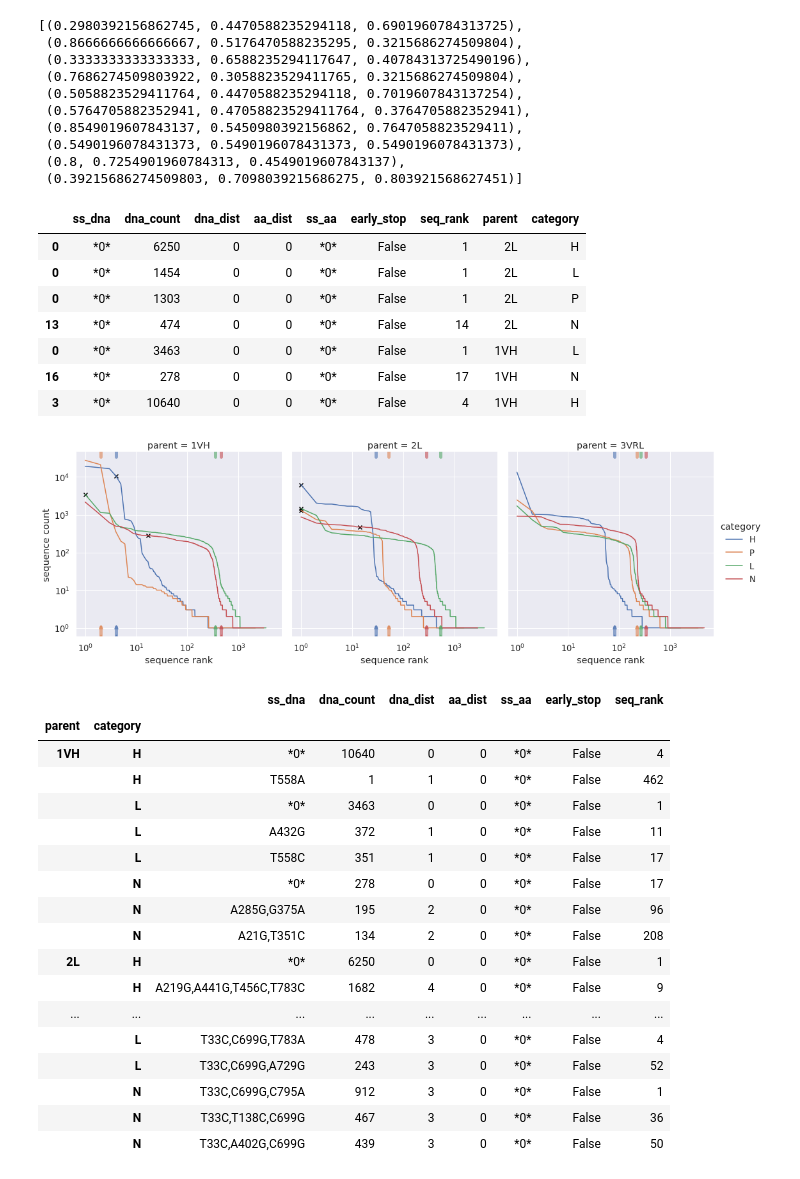
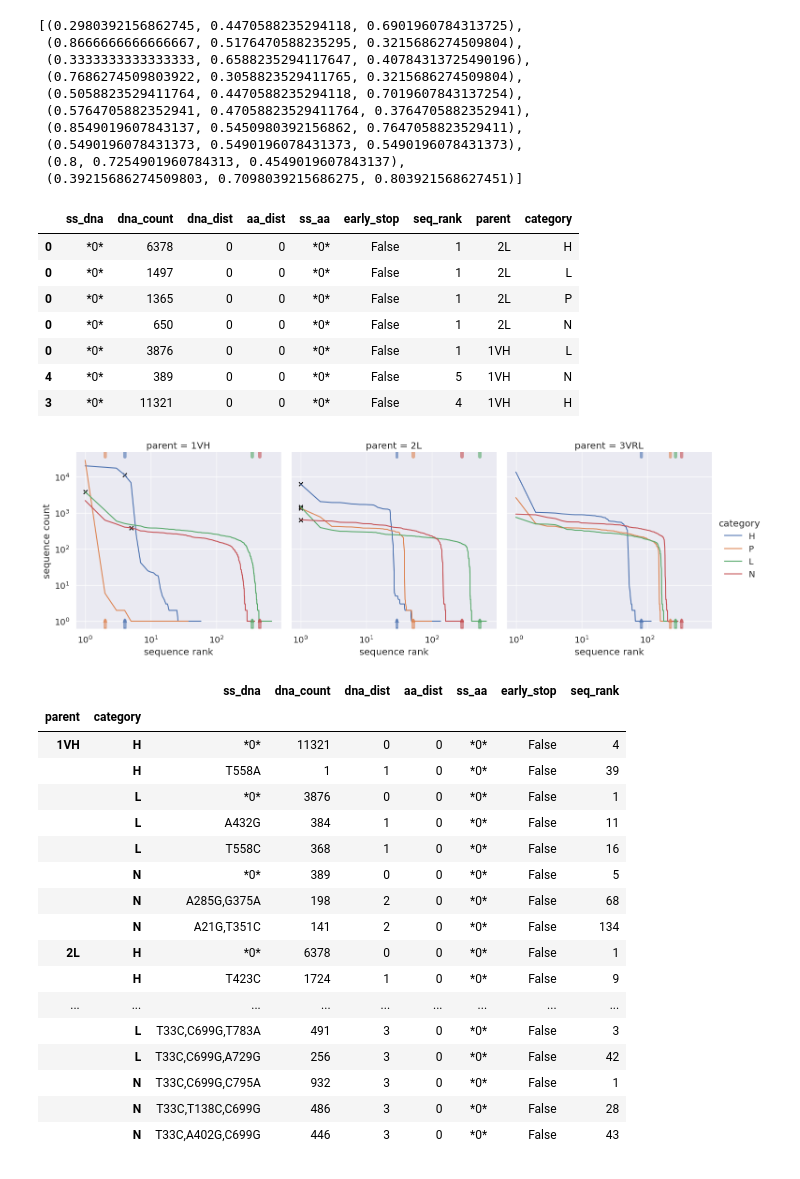
Before and after one commit to RomeroLab/sadx-latent-function, a Jupyter notebook: projects/Biochemical_Ordinal/scripts/nb_preprocess_bam_Oct22.ipynb, the cells around one changed output. Drawn from its saved outputs; the diff is of its cells as text; code cells hidden in the pictures.

Commit message:
Redoing filtering using pbmm2 (to align sequences to reference)

```diff
--- a/projects/Biochemical_Ordinal/scripts/nb_preprocess_bam_Oct22.ipynb
+++ b/projects/Biochemical_Ordinal/scripts/nb_preprocess_bam_Oct22.ipynb
@@ -15,12 +15,12 @@ import seaborn as sns
 # %% [markdown]
 ## Get CCS Read data and create summary statistics
 # %%
-data_dir = pathlib.Path("../data/scratch/Oct22_1")
+data_dir = pathlib.Path("../data/scratch/Oct22")
 figs_dir = pathlib.Path("../data/misc")
 # %%
 samples = pd.read_csv(data_dir / "Samples.csv")
-samples[["parent", "category"]] = samples.Bio_sample.str.split("_", expand=True)
-samples["frac_kept"] = samples.num_kept / samples.num_sequences
-samples.set_index("Barcode", inplace=True)
+samples[["parent", "category"]] = samples["sample"].str.split("_", expand=True)
+samples["frac_kept"] = samples.num_kept / samples.num_seqs
+samples.set_index("barcode", inplace=True)
 samples
 # %% [output]
@@ -129,5 +129,5 @@ df = top_3_seqs.sort_values(by=["parent", "category"])
 # %%
 # number of samples placed in each bin by Christian
-samples_placed_df = samples[["parent", "category", "samples_placed"]]
+samples_placed_df = samples[["parent", "category", "num_placed"]].copy()
 samples_placed_df
 # %% [output]
@@ -167,35 +167,35 @@ parent_locations_df = all_seqs[all_seqs["ss_dna"] == "*0*"]
 parent_locations_df
 # %% [output]
 |  | ss_dna | dna_count | dna_dist | aa_dist | ss_aa | early_stop | seq_rank | parent | category |
-| 0 | *0* | 6250 | 0 | 0 | *0* | False | 1 | 2L | H |
-| 0 | *0* | 1454 | 0 | 0 | *0* | False | 1 | 2L | L |
-| 0 | *0* | 1303 | 0 | 0 | *0* | False | 1 | 2L | P |
-| 13 | *0* | 474 | 0 | 0 | *0* | False | 14 | 2L | N |
-| 0 | *0* | 3463 | 0 | 0 | *0* | False | 1 | 1VH | L |
-| 16 | *0* | 278 | 0 | 0 | *0* | False | 17 | 1VH | N |
-| 3 | *0* | 10640 | 0 | 0 | *0* | False | 4 | 1VH | H |
+| 0 | *0* | 6378 | 0 | 0 | *0* | False | 1 | 2L | H |
+| 0 | *0* | 1497 | 0 | 0 | *0* | False | 1 | 2L | L |
+| 0 | *0* | 1365 | 0 | 0 | *0* | False | 1 | 2L | P |
+| 0 | *0* | 650 | 0 | 0 | *0* | False | 1 | 2L | N |
+| 0 | *0* | 3876 | 0 | 0 | *0* | False | 1 | 1VH | L |
+| 4 | *0* | 389 | 0 | 0 | *0* | False | 5 | 1VH | N |
+| 3 | *0* | 11321 | 0 | 0 | *0* | False | 4 | 1VH | H |
 # %%
 g = sns.relplot(data=all_seqs, x="seq_rank", y="dna_count",
                 col="parent", hue="category", kind="line")
 g.set(xscale="log", yscale="log",
        xlabel="sequence rank", ylabel="sequence count")
 
 for parent, ax in g.axes_dict.items():
     samples_parent = samples_placed_df[samples_placed_df.parent == parent]
     for idx, row in samples_parent.iterrows():
         category = row.category
         #print(row.category, row.samples_placed)
         parent_locs = parent_locations_df[
                         (parent_locations_df.parent == parent) &
                         (parent_locations_df.category == category)]
         if len(parent_locs):
             ax.scatter(parent_locs["seq_rank"], parent_locs["dna_count"],
                        marker="x", color="black")
-        ax.axvline(row.samples_placed, ymax=0.05, lw=5, alpha=0.6, marker="^",
+        ax.axvline(row.num_placed, ymax=0.05, lw=5, alpha=0.6, marker="^",
                    color=color_d[category])
-        ax.axvline(row.samples_placed, ymin=0.975, lw=5, alpha=0.6,
+        ax.axvline(row.num_placed, ymin=0.975, lw=5, alpha=0.6,
                    color=color_d[category])
 g.savefig(figs_dir / "dna_sequences_recovered.png", dpi=300)
 pass
 # %% [output]
-[figure, old version]
+[figure, new version]
@@ -210,22 +228,22 @@ pass
 # %% [output]
 |  |  | ss_dna | dna_count | dna_dist | aa_dist | ss_aa | early_stop | seq_rank |
 | parent | category |  |  |  |  |  |  |  |
-| 1VH | H | *0* | 10640 | 0 | 0 | *0* | False | 4 |
-|  | H | T558A | 1 | 1 | 0 | *0* | False | 462 |
-|  | L | *0* | 3463 | 0 | 0 | *0* | False | 1 |
-|  | L | A432G | 372 | 1 | 0 | *0* | False | 11 |
-|  | L | T558C | 351 | 1 | 0 | *0* | False | 17 |
-|  | N | *0* | 278 | 0 | 0 | *0* | False | 17 |
-|  | N | A285G,G375A | 195 | 2 | 0 | *0* | False | 96 |
-|  | N | A21G,T351C | 134 | 2 | 0 | *0* | False | 208 |
-| 2L | H | *0* | 6250 | 0 | 0 | *0* | False | 1 |
-|  | H | A219G,A441G,T456C,T783C | 1682 | 4 | 0 | *0* | False | 9 |
+| 1VH | H | *0* | 11321 | 0 | 0 | *0* | False | 4 |
+|  | H | T558A | 1 | 1 | 0 | *0* | False | 39 |
+|  | L | *0* | 3876 | 0 | 0 | *0* | False | 1 |
+|  | L | A432G | 384 | 1 | 0 | *0* | False | 11 |
+|  | L | T558C | 368 | 1 | 0 | *0* | False | 16 |
+|  | N | *0* | 389 | 0 | 0 | *0* | False | 5 |
+|  | N | A285G,G375A | 198 | 2 | 0 | *0* | False | 68 |
+|  | N | A21G,T351C | 141 | 2 | 0 | *0* | False | 134 |
+| 2L | H | *0* | 6378 | 0 | 0 | *0* | False | 1 |
+|  | H | T423C | 1724 | 1 | 0 | *0* | False | 9 |
 | ... | ... | ... | ... | ... | ... | ... | ... | ... |
-|  | L | T33C,C699G,T783A | 478 | 3 | 0 | *0* | False | 4 |
-|  | L | T33C,C699G,A729G | 243 | 3 | 0 | *0* | False | 52 |
-|  | N | T33C,C699G,C795A | 912 | 3 | 0 | *0* | False | 1 |
-|  | N | T33C,T138C,C699G | 467 | 3 | 0 | *0* | False | 36 |
-|  | N | T33C,A402G,C699G | 439 | 3 | 0 | *0* | False | 50 |
+|  | L | T33C,C699G,T783A | 491 | 3 | 0 | *0* | False | 3 |
+|  | L | T33C,C699G,A729G | 256 | 3 | 0 | *0* | False | 42 |
+|  | N | T33C,C699G,C795A | 932 | 3 | 0 | *0* | False | 1 |
+|  | N | T33C,T138C,C699G | 486 | 3 | 0 | *0* | False | 28 |
+|  | N | T33C,A402G,C699G | 446 | 3 | 0 | *0* | False | 43 |
 # %% [markdown]
 ## Filter CCS sequences
 * Keep only the top n seqs in each bin where n = number of sequences placed in each bin
```
Also changed, not shown: parts of 16 cells of this notebook, 3 other files.
